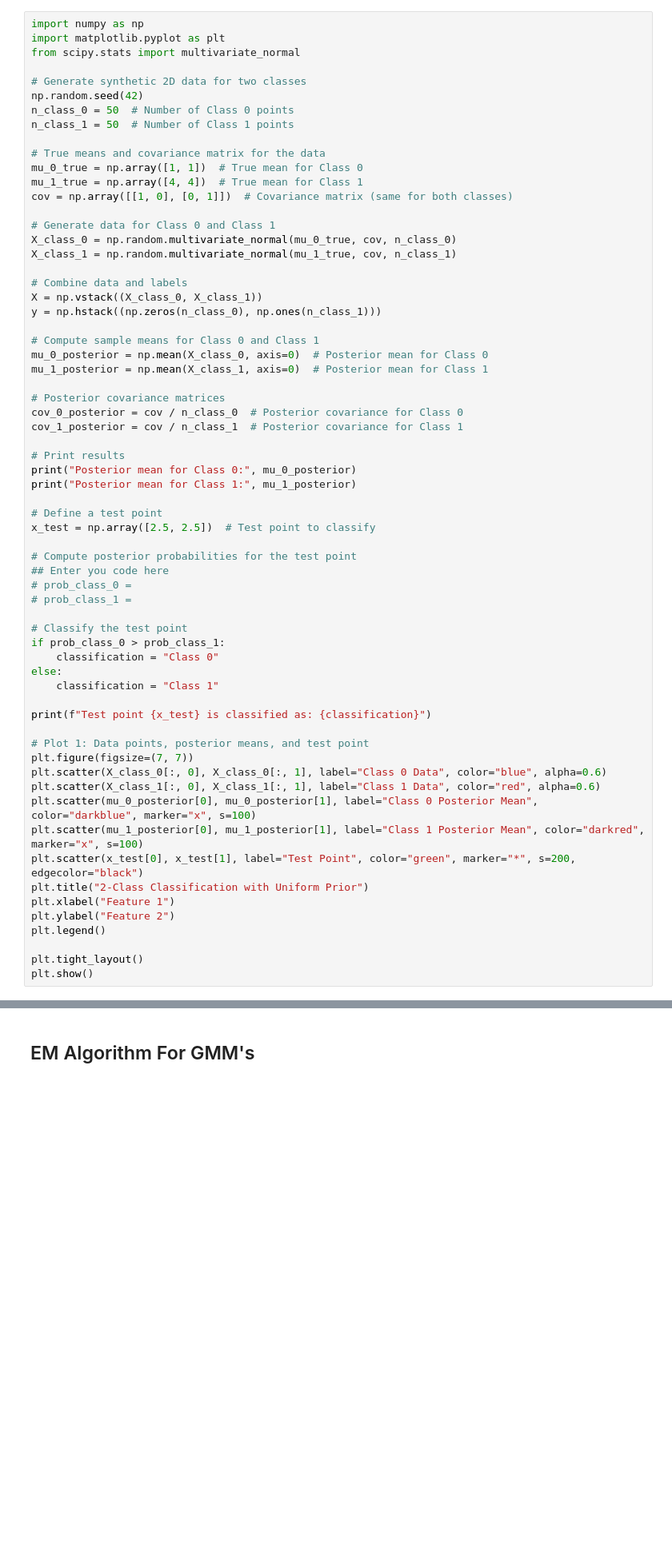
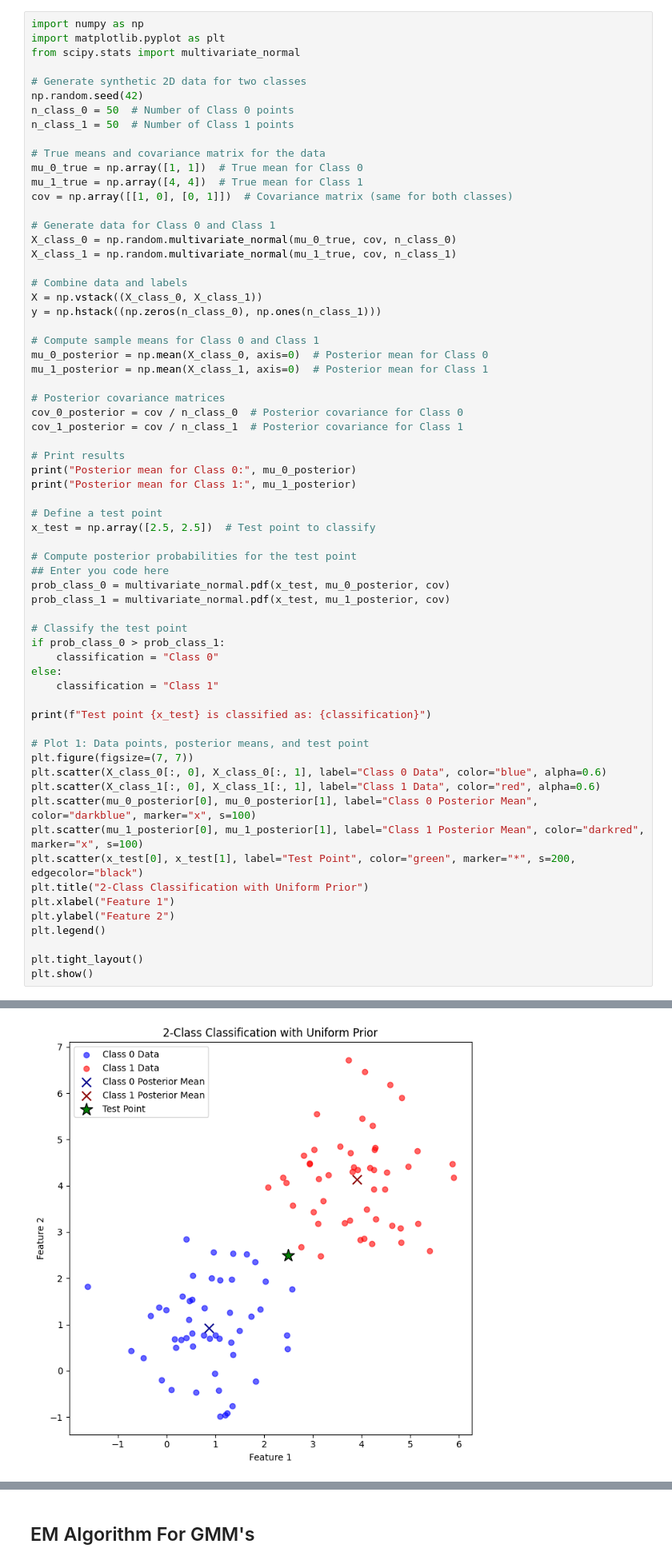
Before and after one commit to amarmohammed398/Gaussian-Bayesian-Statistics-, a Jupyter notebook: Labs/Lab_Prob&Stats.ipynb, the cells around one changed output, grey strips where cells are left out. Shown: that part at 80% size. Drawn from its saved outputs; the diff is of its cells as text; blank space fills up the shorter version.

```diff
--- a/Labs/Lab_Prob&Stats.ipynb
+++ b/Labs/Lab_Prob&Stats.ipynb
@@ -797,8 +797,8 @@ x_test = np.array([2.5, 2.5])  # Test point to classify
 
 # Compute posterior probabilities for the test point
 ## Enter you code here
-# prob_class_0 =
-# prob_class_1 =
+prob_class_0 = multivariate_normal.pdf(x_test, mu_0_posterior, cov)
+prob_class_1 = multivariate_normal.pdf(x_test, mu_1_posterior, cov)
 
 # Classify the test point
 if prob_class_0 > prob_class_1:
@@ -829,3 +829,4 @@ NameError: name 'prob_class_0' is not defined
+[figure, added]
 # %% [markdown]
 ### Exercise:
 
```
Also changed, not shown: parts of 13 cells of this notebook.
